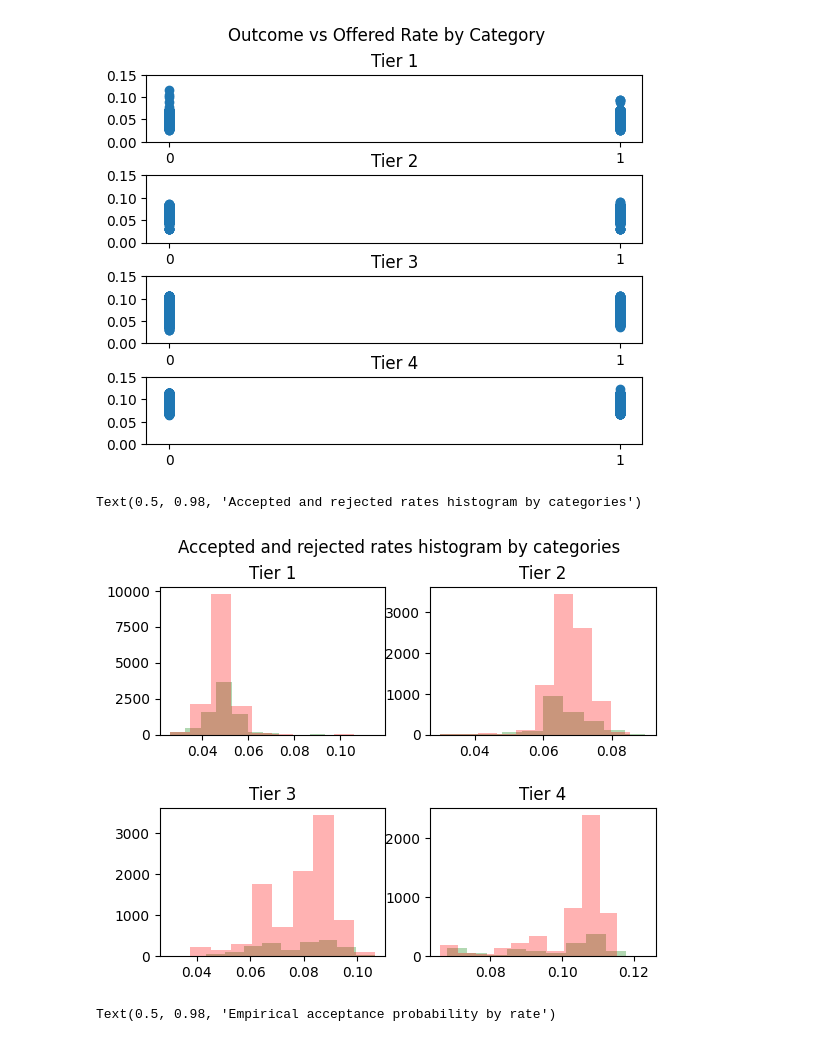
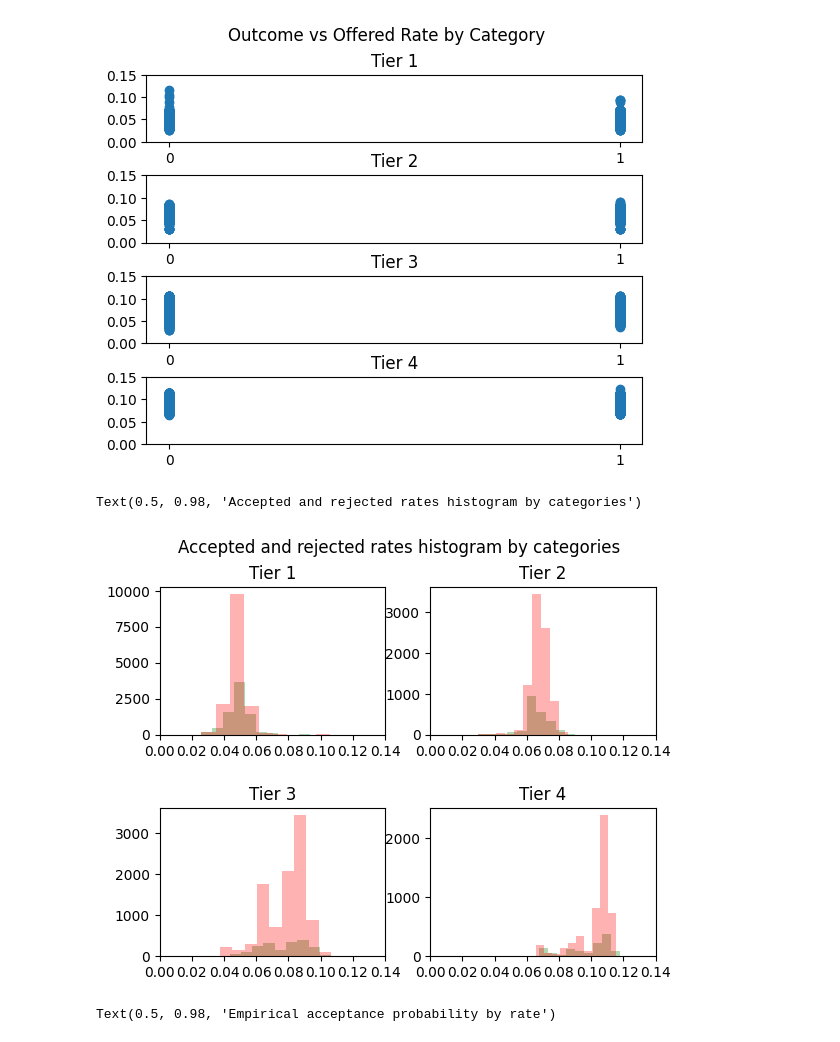
Before and after one commit to WholesaleBankingDavid/Customer-Pricing-Analytics, a Jupyter notebook: eda.ipynb, the cells around one changed output. Drawn from its saved outputs; the diff is of its cells as text; code cells hidden in the pictures.

```diff
--- a/eda.ipynb
+++ b/eda.ipynb
@@ -76,16 +76,18 @@ Text(0.5, 0.98, 'Outcome vs Offered Rate by Category')
 # %%
 fig, axes = plt.subplots(2,2)
 for i, ax in enumerate(axes.flatten()):
     df_ = df[df["Tier"] == 1+i]
     ax.hist(df_[df_["Outcome"]==1]["Rate"], alpha=0.3, color="green")
     ax.hist(df_[df_["Outcome"]==0]["Rate"], alpha=0.3, color="red")
     ax.set_title(f"Tier {i+1}")
+    ax.set_xticks([0.02*i for i in range(8)])
+
 
 plt.subplots_adjust(hspace=0.5)
-plt.suptitle("Accepted and rejected rates histogram by categories")
+plt.suptitle("Accepted and rejected rates histogram by tier")
 # %% [output]
 Text(0.5, 0.98, 'Accepted and rejected rates histogram by categories')
-[figure, old version]
+[figure, new version]
 # %%
 fig, axes = plt.subplots(2,2)
 for i, ax in enumerate(axes.flatten()):
```
Also changed, not shown: parts of 8 cells of this notebook.
